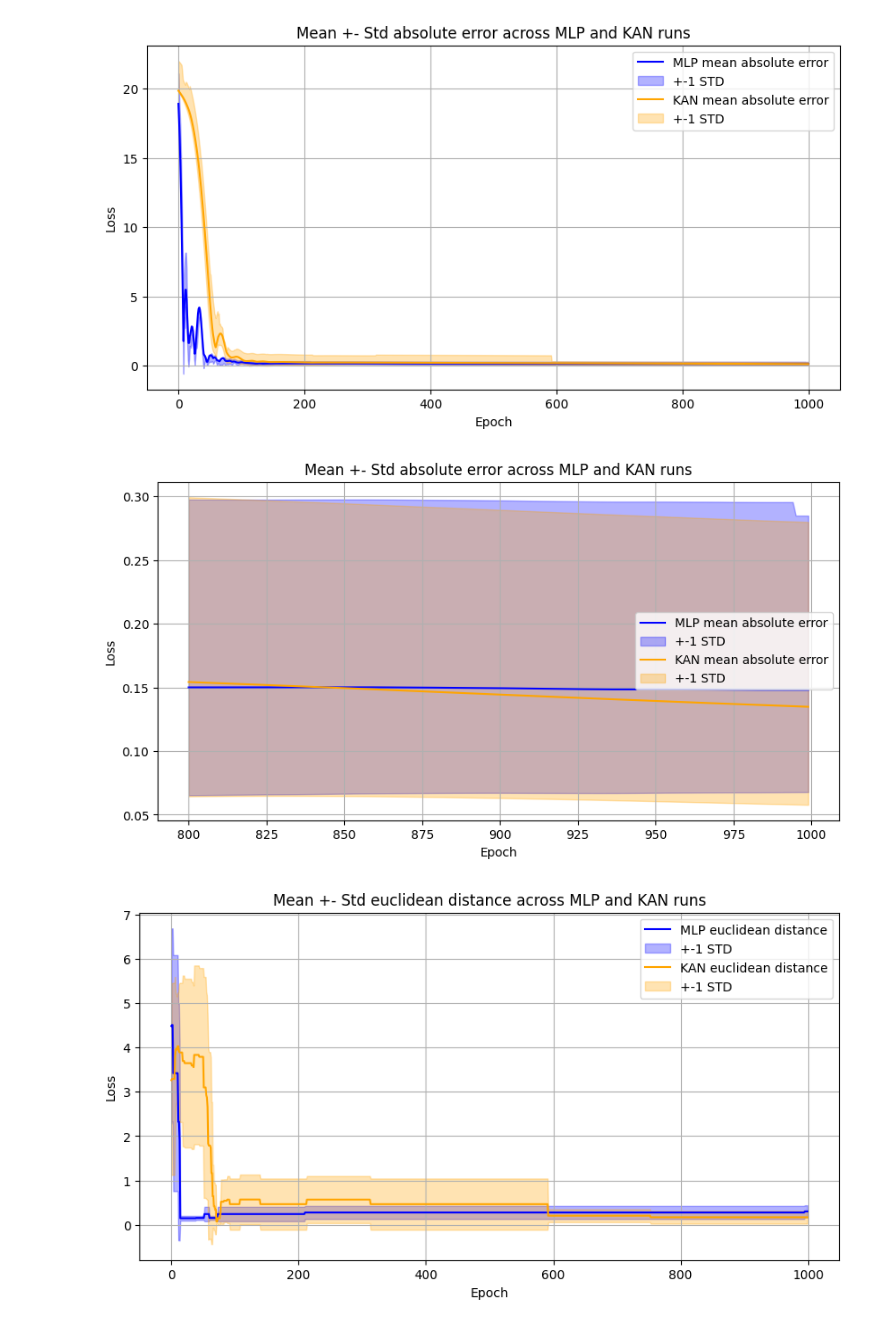
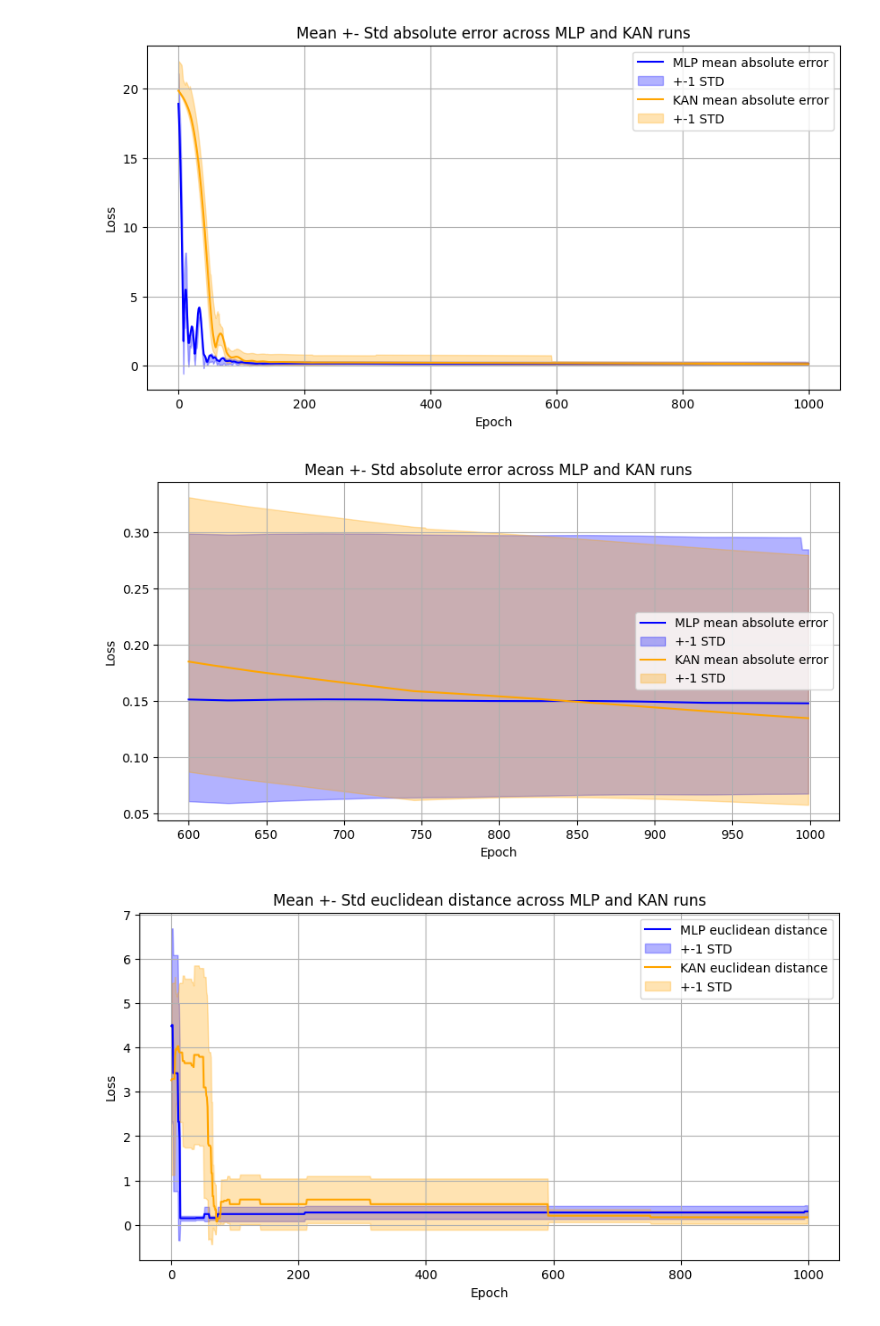
Before and after one commit to arjy143/Neural-Networks-for-Optimisation, a Jupyter notebook: Linear Optimisation/Problem 1/LP-problem-1.ipynb, the cells around one changed output. Saved outputs shown, nothing was run; the diff lists cells and outputs as text; code cells hidden in the pictures.

```diff
--- a/Linear Optimisation/Problem 1/LP-problem-1.ipynb
+++ b/Linear Optimisation/Problem 1/LP-problem-1.ipynb
@@ -722,24 +721,24 @@ plt.show()
 [figure]
 # %%
 #absolute error comparison
-start = 800
+start = 600
 epochLimit = 1000
 epochs = np.arange(start, epochLimit)
 plt.figure(figsize=(10, 5))
 plt.plot(epochs, mlpMeanObjectiveAccuracy[start:epochLimit], label="MLP mean absolute error", color='blue')
 plt.fill_between(epochs, mlpMeanObjectiveAccuracy[start:epochLimit] - mlpStdObjectiveAccuracy[start:epochLimit], mlpMeanObjectiveAccuracy[start:epochLimit] + mlpStdEuclideanAccuracy[start:epochLimit],
                  color='blue', alpha=0.3, label="+-1 STD")
 plt.plot(epochs, kanMeanObjectiveAccuracy[start:epochLimit], label="KAN mean absolute error", color='orange')
 plt.fill_between(epochs, kanMeanObjectiveAccuracy[start:epochLimit] - kanStdObjectiveAccuracy[start:epochLimit], kanMeanObjectiveAccuracy[start:epochLimit] + kanStdEuclideanAccuracy[start:epochLimit],
                  color='orange', alpha=0.3, label="+-1 STD")
 plt.xlabel("Epoch")
 plt.ylabel("Loss")
 plt.title("Mean +- Std absolute error across MLP and KAN runs")
 plt.grid(True)
 plt.legend()
 plt.show()
 # %% [output]
-[figure, old version]
+[figure, new version]
 # %%
 #euclidean distance comparison
 start = 0
```
Also changed, not shown: parts of 4 cells of this notebook.
